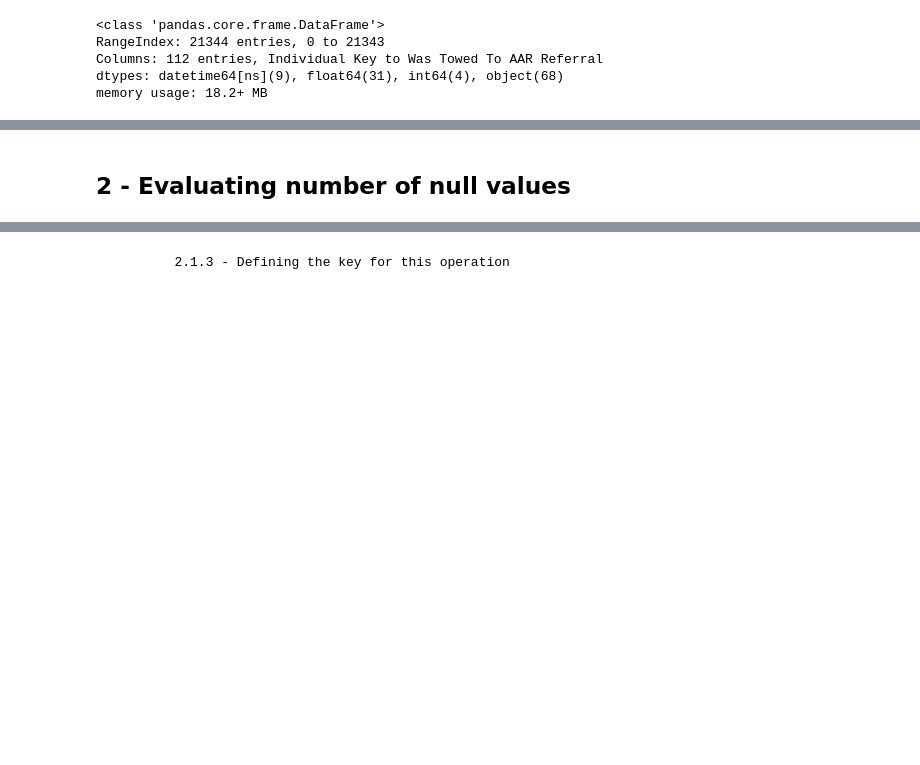
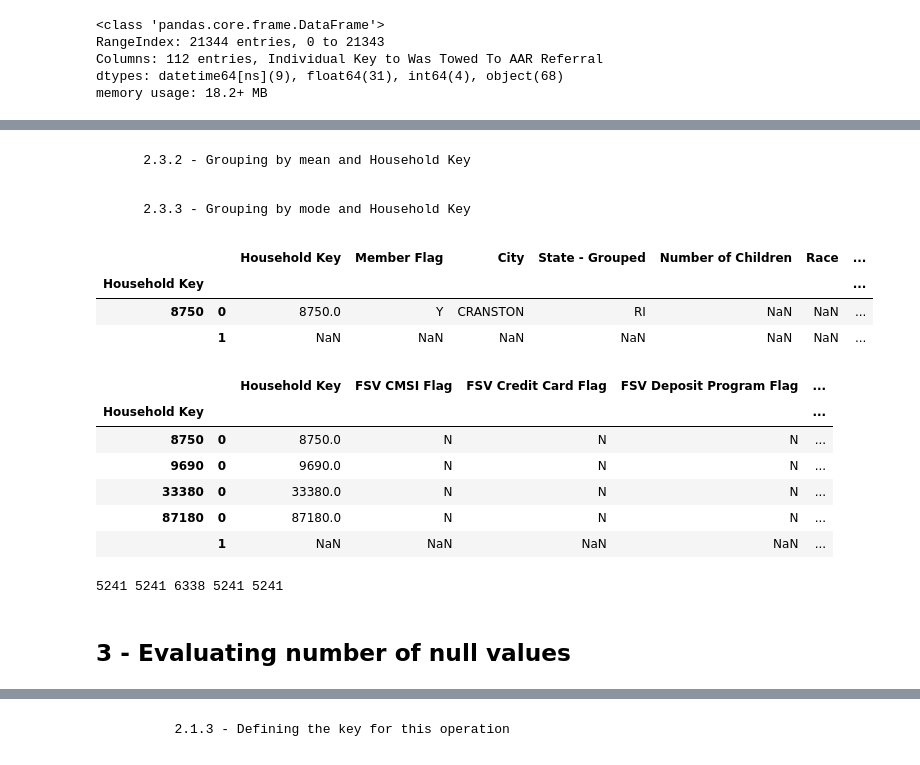
Before and after one commit to mllogeo/MLPGD_Capstone_Project, a Jupyter notebook: scripts/main.ipynb, the cells around one changed output, grey strips where cells are left out. Drawn from its saved outputs; the diff is of its cells as text; code cells hidden in the pictures; blank space fills up the shorter version.

Commit message:
Groupby Method to Reduce Computational Complexity

```diff
--- a/scripts/main.ipynb
+++ b/scripts/main.ipynb
@@ -99,0 +105,16 @@ memory usage: 18.2+ MB
+# %%
+binary_columns = ['FSV CMSI Flag', 'FSV Credit Card Flag', 'FSV Deposit Program Flag', 'FSV Home Equity Flag', 'FSV ID Theft Flag', 'FSV Mortgage Flag', 'INS Client Flag', 'TRV Globalware Flag', 'Responded to Catalog', 'Mail Responder', 'Home Owner', 'Children', 'Gender', 'Bad Address Flag', 'Do Not Direct Mail Solicit', 'Email Available', 'Opt-Out - Publication', 'New Mover Flag', 'Occupant Type', 'Call Canceled', 'Call Killed', 'Cash Call', 'Fleet Indicator', 'Is Duplicate', 'Is NSR',	'Member Match Flag', 'Was Duplicated',	'Was Towed To AAR Referral'] # binary data that will be threat different from the rest of the numerical and categorical data
+
+binary = pd.DataFrame() # individual binary dataframe
+
+binary['Household Key'] = df_original['Household Key'] # concatenating household key column to perform groupby method
+
+numericals = pd.DataFrame() # individual numerical dataframe
+
+string = pd.DataFrame() # individual string dataframe
+
+string['Household Key'] = df_original['Household Key'] # concatenating household key column to perform groupby method
+
+dates = pd.DataFrame() # individual dates dataframe
+
+dates['Household Key'] = df_original['Household Key'] # concatenating household key column to perform groupby method
@@ -99,0 +123,18 @@ memory usage: 18.2+ MB
+# %%
+for c in tqdm_notebook(df_original.columns, desc='Process Progress'):
+
+    if c in binary_columns:
+
+        binary[c] = df_original[c]
+
+    elif df_original.dtypes[c] in ['int64', 'float64']:
+
+        numericals[c] = df_original[c]
+
+    elif df_original.dtypes[c] in ['<M8[ns]']:
+
+        dates[c] = df_original[c]
+
+    else:
+
+        string[c] = df_original[c]
@@ -99,0 +149,6 @@ memory usage: 18.2+ MB
+# %%
+for c in tqdm_notebook(binary.columns, desc='Process Progress'): # Separating Binary Types
+    if (c != 'Household Key'):
+        if (binary.dtypes[c] in ['int64', 'float64']):
+
+            binary.drop(columns=c, inplace=True)
@@ -99,0 +161,2 @@ memory usage: 18.2+ MB
+# %% [markdown]
+        2.3.2 - Grouping by mean and Household Key
@@ -99,0 +165,2 @@ memory usage: 18.2+ MB
+# %% [markdown]
+        2.3.3 - Grouping by mode and Household Key
@@ -99,0 +169,7 @@ memory usage: 18.2+ MB
+# %%
+string.head(n=2) # by some reason, the groupby method by the mode of string columns returned a multi-index dataframe. Therefore, we need to remove the multi-index of this dataframe to move further our analysis
+# %% [output]
+|  |  | Household Key | Member Flag | City | State - Grouped | Number of Children | Race | ... |
+| Household Key |  |  |  |  |  |  |  | ... |
+| 8750 | 0 | 8750.0 | Y | CRANSTON | RI | NaN | NaN | ... |
+|  | 1 | NaN | NaN | NaN | NaN | NaN | NaN | ... |
@@ -99,0 +198,12 @@ memory usage: 18.2+ MB
+# %%
+binary_categoricals = binary.groupby('Household Key').apply(lambda x: x.mode()) # grouping by the mode of each categorical per each Household Key
+# %%
+binary_categoricals.head(n=5) # by some reason, the groupby method by the mode of binary_categoricals columns returned a multi-index dataframe. Therefore, we need to remove the multi-index of this dataframe to move further our analysis
+# %% [output]
+|  |  | Household Key | FSV CMSI Flag | FSV Credit Card Flag | FSV Deposit Program Flag | ... |
+| Household Key |  |  |  |  |  | ... |
+| 8750 | 0 | 8750.0 | N | N | N | ... |
+| 9690 | 0 | 9690.0 | N | N | N | ... |
+| 33380 | 0 | 33380.0 | N | N | N | ... |
+| 87180 | 0 | 87180.0 | N | N | N | ... |
+|  | 1 | NaN | NaN | NaN | NaN | ... |
@@ -100,2 +212,6 @@ memory usage: 18.2+ MB
+# %%
+print(len(numericals.index), len(binary_numericals.index), len(binary_categoricals.index), len(dates.index), len(post_processed_string.index)) # number of rows per type of variable
+# %% [output]
+5241 5241 6338 5241 5241
 # %% [markdown]
-## 2 - Evaluating number of null values
+## 3 - Evaluating number of null values
```
Also changed, not shown: parts of 54 cells of this notebook, 1 other file.
